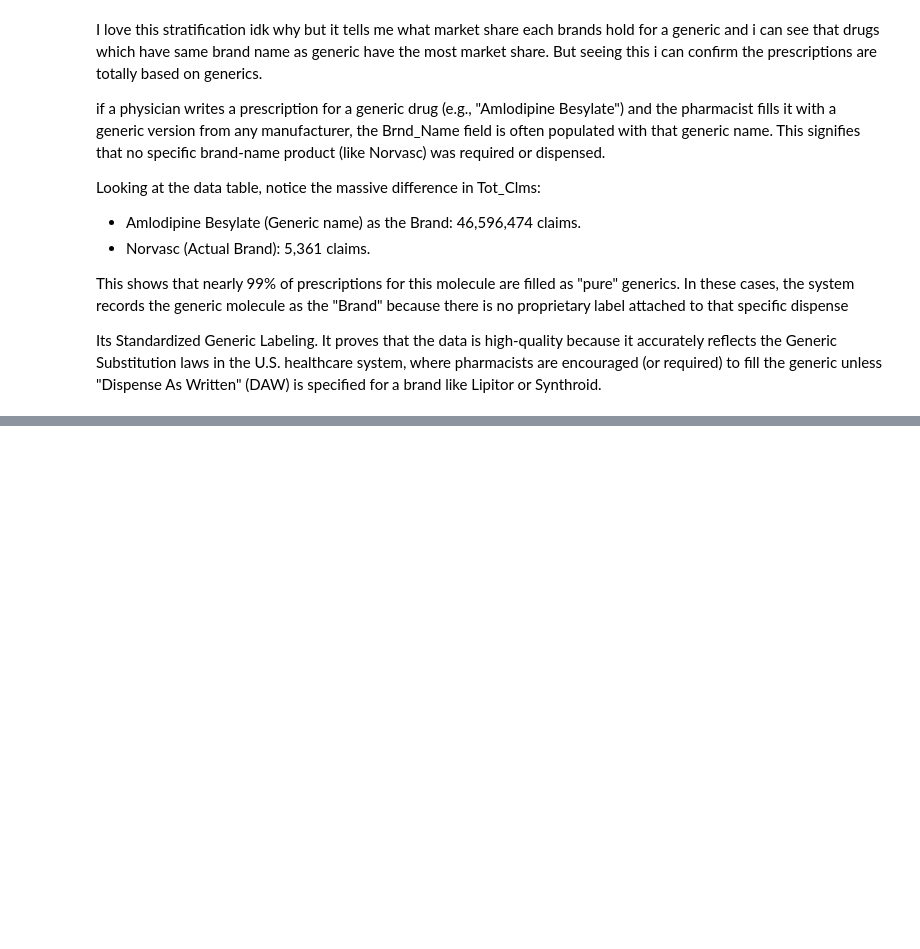
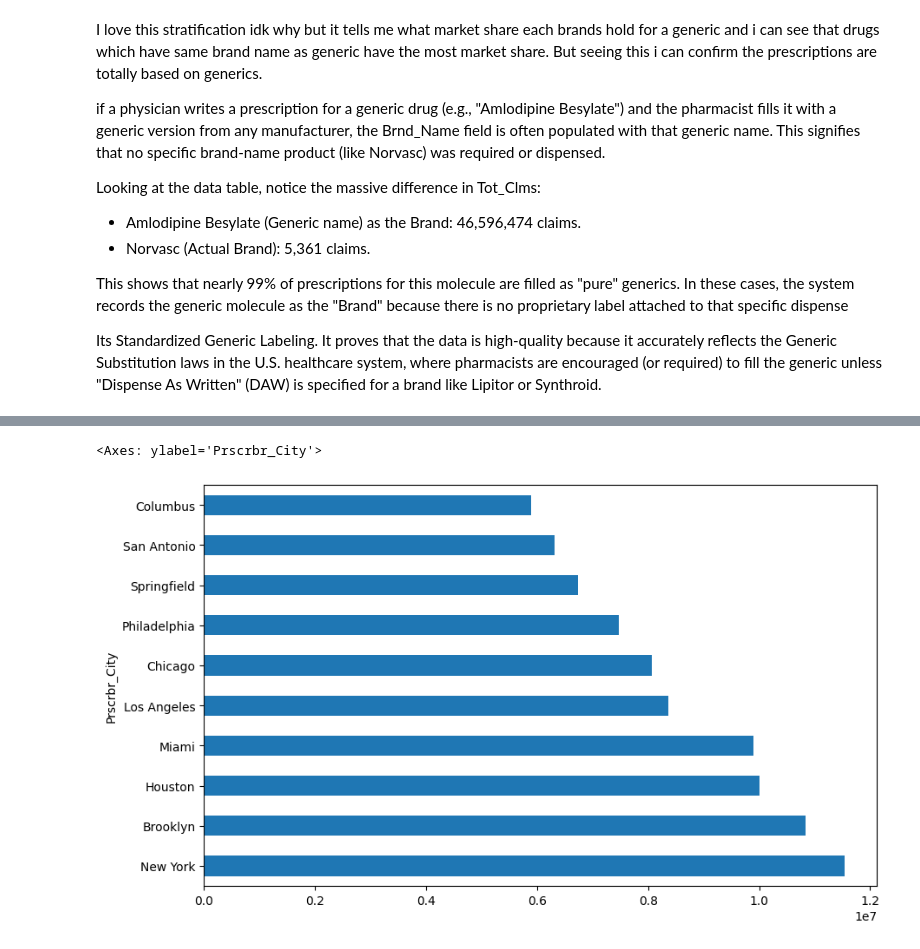
Before and after one commit to M-Nadeem-B/EDA_Medicare_part_D, a Jupyter notebook: EDA.ipynb, the cells around one changed output, grey strips where cells are left out. Drawn from its saved outputs; the diff is of its cells as text; code cells hidden in the pictures; blank space fills up the shorter version.

```diff
--- a/EDA.ipynb
+++ b/EDA.ipynb
@@ -413,0 +481,9 @@ Its Standardized Generic Labeling. It proves that the data is high-quality becau
+# %%
+top_cities = (
+    df.groupby('Prscrbr_City')['Tot_Clms']
+    .sum()
+    .sort_values(ascending=False)
+    .head(10)
+)
+
+top_cities
@@ -413,0 +503,5 @@ Its Standardized Generic Labeling. It proves that the data is high-quality becau
+# %%
+top_cities.plot(kind='barh', figsize=(10,6))
+# %% [output]
+<Axes: ylabel='Prscrbr_City'>
+[figure, added]
```
Also changed, not shown: parts of 13 cells of this notebook.
